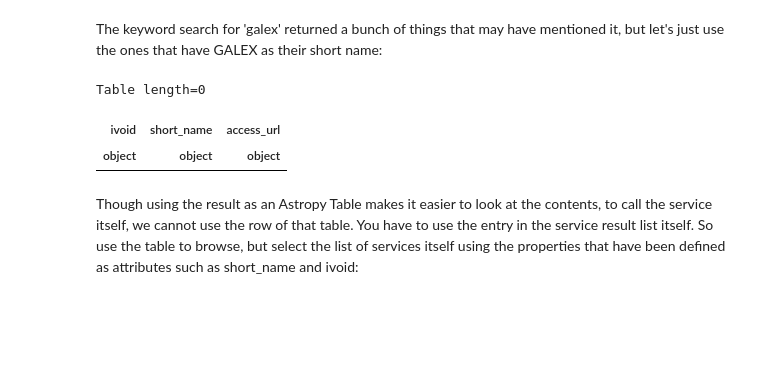
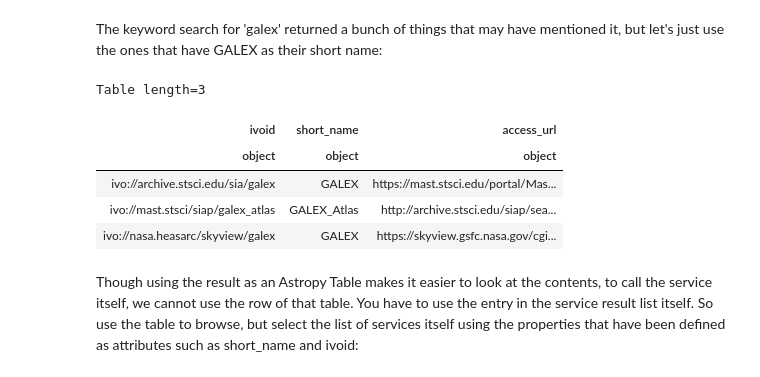
Before and after one commit to NASA-NAVO/navo-workshop, a Jupyter notebook: notebooks/All/exec_UseCase_II.ipynb, the cells around one changed output. Saved outputs shown, nothing was run; the diff lists cells and outputs as text; code cells hidden in the pictures; blank space fills up the shorter version.

```diff
--- a/notebooks/All/exec_UseCase_II.ipynb
+++ b/notebooks/All/exec_UseCase_II.ipynb
@@ -100,12 +85,15 @@ Table length=5
 The keyword search for 'galex' returned a bunch of things that may have mentioned it, but let's just use the ones that have GALEX as their short name:
 # %%
 uv_services.to_table()[
-    np.isin(uv_services.to_table()['short_name'],b'GALEX')
-    ]['ivoid','short_name','access_url']
+    np.array(['GALEX' in u.short_name for u in uv_services])
+    ]['ivoid', 'short_name', 'access_url']
 # %% [output]
-Table length=0
+Table length=3
 | ivoid | short_name | access_url |
 | object | object | object |
+| ivo://archive.stsci.edu/sia/galex | GALEX | https://mast.stsci.edu/portal/Mas... |
+| ivo://mast.stsci/siap/galex_atlas | GALEX_Atlas | http://archive.stsci.edu/siap/sea... |
+| ivo://nasa.heasarc/skyview/galex | GALEX | https://skyview.gsfc.nasa.gov/cgi... |
 # %% [markdown]
 Though using the result as an Astropy Table makes it easier to look at the contents, to call the service itself, we cannot use the row of that table.  You have to use the entry in the service result list itself.  So use the table to browse, but select the list of services itself using the properties that have been defined as attributes such as short_name and ivoid:
 # %%
```
Also changed, not shown: parts of 10 cells of this notebook, 21 other files.
